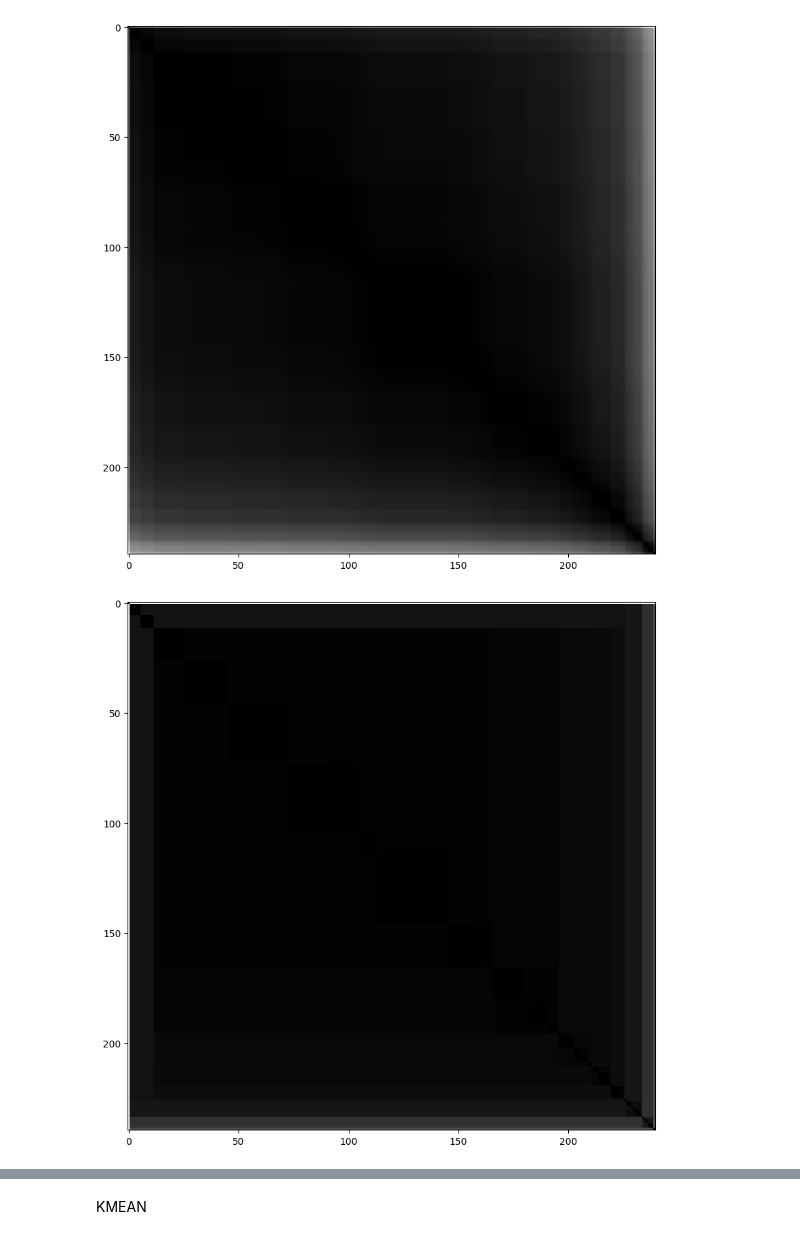
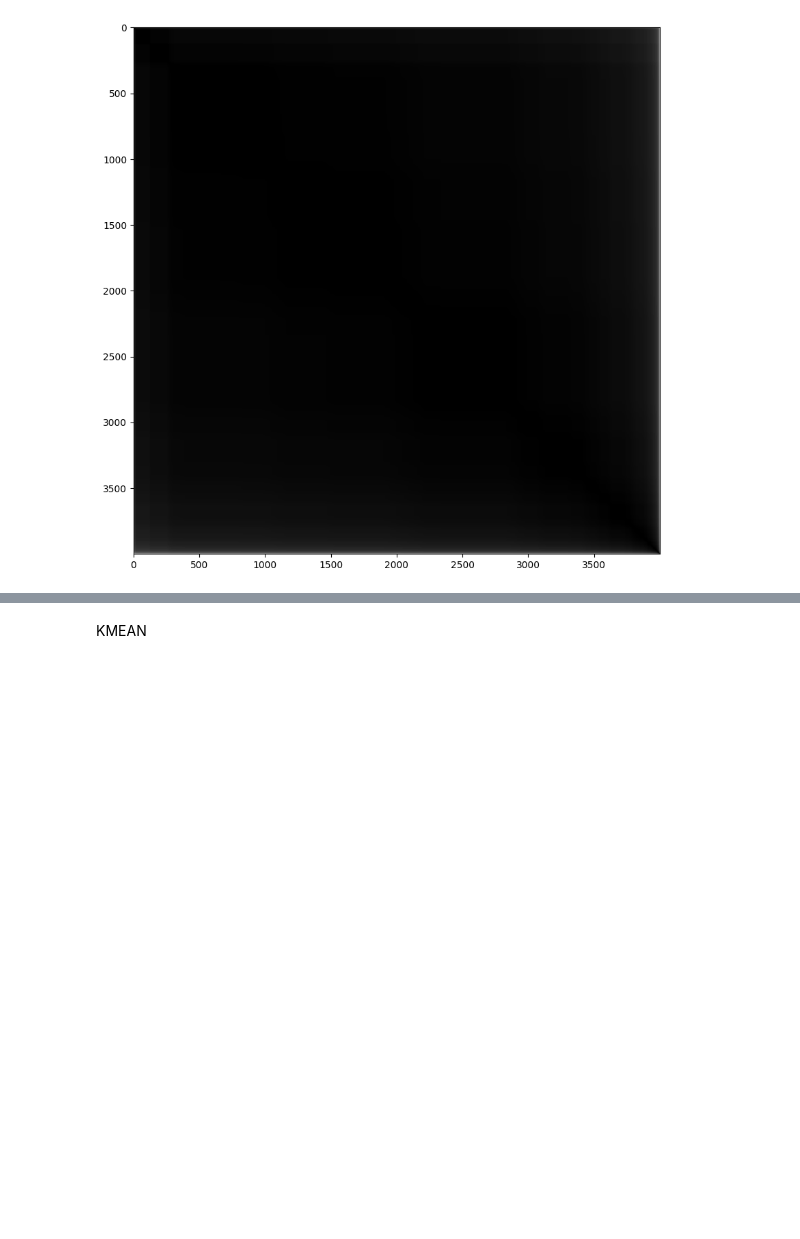
Before and after one commit to adrianrb469/md-lab2, a Jupyter notebook: lab2.ipynb, the cells around one changed output, grey strips where cells are left out. Cells and saved outputs as stored; diff of their text form; code cells hidden in the pictures; blank space fills up the shorter version.

```diff
--- a/lab2.ipynb
+++ b/lab2.ipynb
@@ -78,37 +67,28 @@ variables
 # %%
 import pandas as pd
 #import the packages
 import pandas as pd # working with data
 import numpy as np # working with arrays
 from pyclustertend import vat
 from pyclustertend import ivat
 from sklearn.preprocessing import scale
 
 movies_df =pd.read_csv('./movies.csv', encoding='latin1')
-# movies_df[['budget', 'revenue', 'runtime']] = movies_df[['budget', 'revenue', 'runtime']].fillna(0)
 movies_df[["budget", "runtime", "revenue", "popularity", "voteAvg", "voteCount", "genresAmount", "productionCoAmount", "productionCountriesAmount", "actorsAmount"]] = movies_df[["budget", "runtime", "revenue", "popularity", "voteAvg", "voteCount", "genresAmount", "productionCoAmount", "productionCountriesAmount", "actorsAmount"]].fillna(0)
-
-# #drop rows with missing values
-# movies_df = movies_df.dropna()
 
 movies_df['budget'] = movies_df['budget'].astype(str).str.replace(' ', '').astype(float)
 
 X = np.array(movies_df[["budget", "runtime", "revenue", "voteCount", "genresAmount", "productionCoAmount", "productionCountriesAmount", "actorsAmount"]])
 Y = np.array(movies_df[["genres"]])
 
-# X = np.array(movies_df[["runtime", "revenue"]])
+# take random sample of 1000
+X_sample = X[np.random.choice(X.shape[0], 500, replace=False), :]
 
-# take random sample of 1000
-X_sample = X[np.random.choice(X.shape[0], 30, replace=False), :]
-
-X_scaled = scale(X_sample).flatten()
+X_scaled = scale(X_sample)
 
 vat(X_scaled.reshape(-1, 1))
-
-ivat(X_scaled.reshape(-1, 1))
 # %% [output]
-[figure, old version]
+[figure, new version]
-[figure, removed]
 # %%
 numeroClusters = range(1,11)
 wcss = []
```
Also changed, not shown: parts of 9 cells of this notebook.
